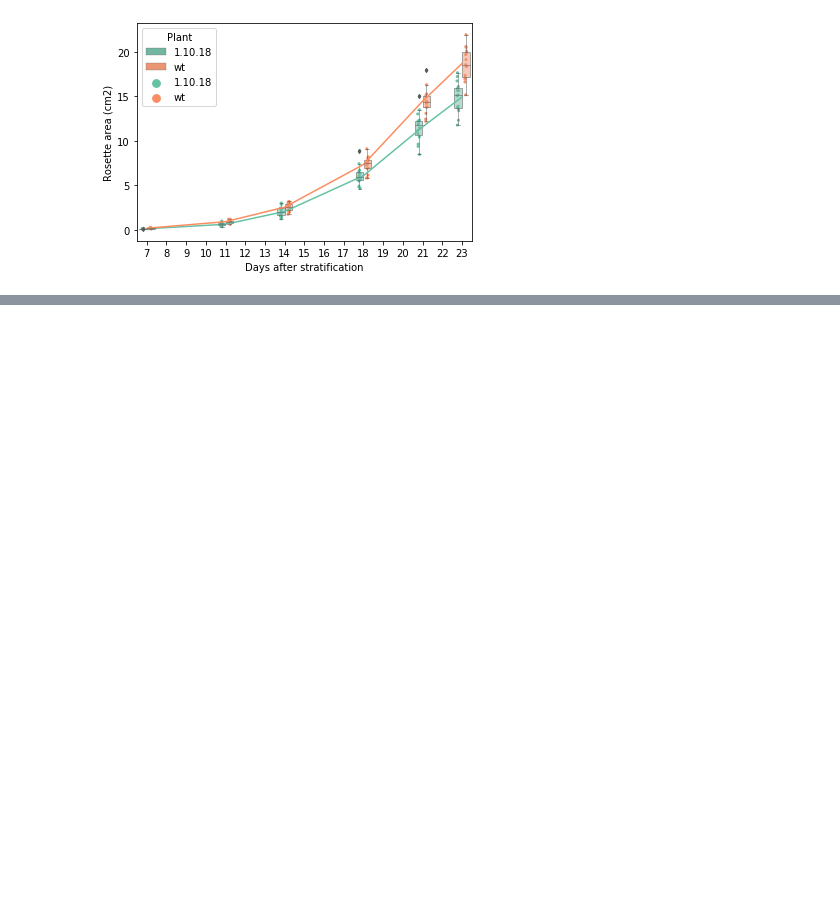
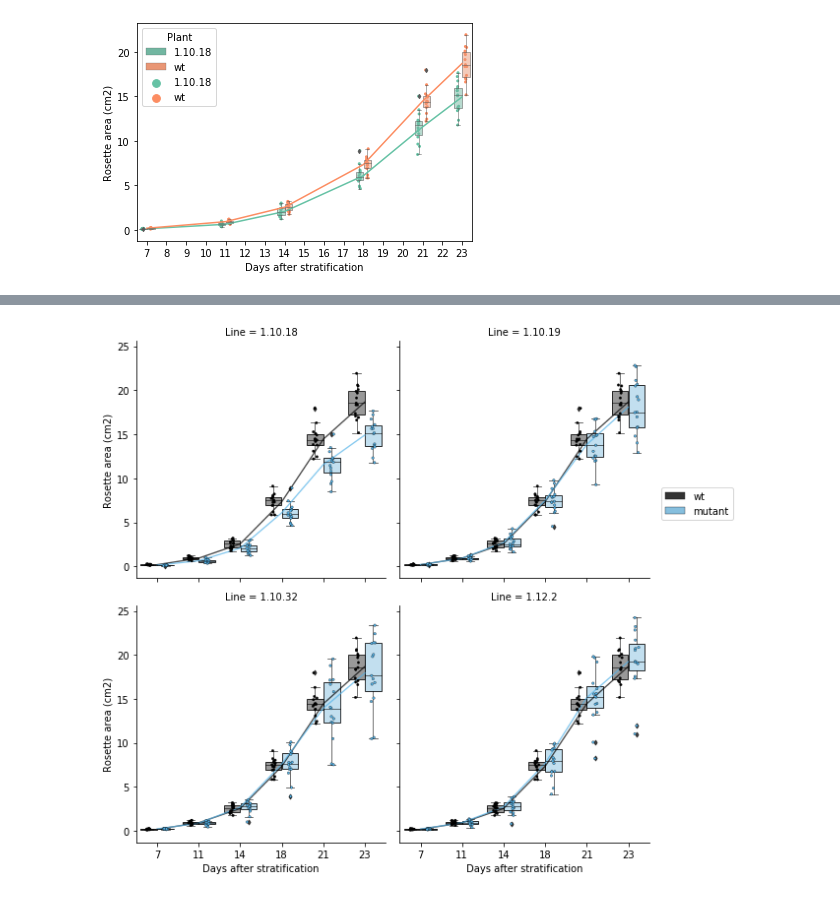
Before and after one commit to RonaCostello/Thesis, a Jupyter notebook: plots/chapter3_rosetteArea.ipynb, the cells around one changed output, grey strips where cells are left out. Saved outputs shown, nothing was run; the diff lists cells and outputs as text; code cells hidden in the pictures; blank space fills up the shorter version.

Commit message:
Create FacetGrid to plot results for each plant on a seperate plot

```diff
--- a/plots/chapter3_rosetteArea.ipynb
+++ b/plots/chapter3_rosetteArea.ipynb
@@ -26,11 +28,11 @@ Days after stratification
 mutant = '1.10.18'
 data = rosette_df[(rosette_df['Plant']=='wt') | (rosette_df['Plant']==mutant)]
 # %%
-ax1 = sns.boxplot(x='Days after stratification', y='Rosette area (cm2)', data=data, hue=data['Plant'],
+ax1 = sns.boxplot(x='Days after stratification', y='Rosette area (cm2)', data=rosette_df, hue='Plant',
                     hue_order = [mutant, 'wt'], palette="Set2", order=np.arange(7,24), linewidth=0.5, fliersize=3)
-sns.lineplot(x=data['Days after stratification']-7, y='Rosette area (cm2)', data=data, hue=data['Plant'],
+sns.lineplot(x=rosette_df['Days after stratification']-7, y='Rosette area (cm2)', data=rosette_df, hue='Plant',
                     hue_order = [mutant, 'wt'], palette="Set2", ax=ax1, legend=False, ci=None)
-sns.stripplot(x='Days after stratification', y='Rosette area (cm2)', data=data, hue=data['Plant'], ax=ax1, zorder=0,
+sns.stripplot(x='Days after stratification', y='Rosette area (cm2)', data=rosette_df, hue='Plant', ax=ax1, zorder=0,
                     hue_order = [mutant, 'wt'], jitter=True, linewidth=0, palette="Set2", dodge=True, order=np.arange(7,24),
                     size=3)
 
@@ -40,3 +42,5 @@ for patch in ax1.artists:
     patch.set_facecolor((r, g, b, .5))
 # %% [output]
 [figure]
+# %%
+rosette_df = pd.read_csv('../data/rosetteAreaWithAdditionalCategory.csv')
@@ -42,0 +65,50 @@ for patch in ax1.artists:
+# %%
+colours = ['#000000', '#56B4E9']
+
+grid = sns.FacetGrid(rosette_df, col="Line", col_order=['1.10.18', '1.10.19', '1.10.32', '1.12.2'], col_wrap=2,
+                    size=4, aspect=1)
+
+boxplot = grid.map(sns.boxplot, 'Days after stratification', 'Rosette area (cm2)', data=rosette_df,
+      hue='mutant_wt', hue_order=['wt', 'mutant'], palette=colours, fliersize=3.5, linewidth=0.8)
+
+for i, ax in enumerate(grid.axes.flat):
+    for patch in ax.artists:
+        red, green, blue, alpha = patch.get_facecolor()
+        patch.set_facecolor((red, green, blue, .4))
+
+    if i == 0:
+        Line = '1.10.18'
+    if i == 1:
+        Line = '1.10.19'
+    if i == 2:
+        Line = '1.10.32'
+    if i == 3:
+        Line = '1.12.2'
+    sns.pointplot(x=rosette_df['Days after stratification']-7, y='Rosette area (cm2)', data=rosette_df[rosette_df['Line'] == Line],
+                 hue='mutant_wt', hue_order = ['wt', 'mutant'], ax=ax, palette=colours, estimator=np.mean,
+                 markers="", dodge=False, join=True, scale=0.5, errwidth=0)
+    plt.setp(ax.lines, alpha=.7)
+
+stripplot = grid.map(sns.stripplot, 'Days after stratification', 'Rosette area (cm2)', data=rosette_df,
+      hue='mutant_wt', hue_order=['wt', 'mutant'], size=2.5, alpha=1, jitter=True, linewidth=0.3,
+      dodge=True, palette=colours, edgecolor='gray')
+
+handles, labels = ax.get_legend_handles_labels()
+leg = plt.legend(handles[0:2], labels[0:2], bbox_to_anchor=(1.05, 1.5), loc=2, borderaxespad=0.)
+for lh in leg.legendHandles:
+    lh.set_alpha(.8)
+
+
+
+    # plt.autoscale()
+
+# for ax in grid.axes.flat:
+#     labels = ax.get_xticklabels()
+#     for i,l in enumerate(labels):
+#         if(i%2 != 0): labels[i] = '' # skip even labels
+#     ax.set_xticklabels(labels, rotation=30) # set new labels
+
+#order=np.arange(7,24)
+# x=rosette_df['Days after stratification']-7
+# %% [output]
+[figure, added]
```
Also changed, not shown: parts of 3 cells of this notebook.
